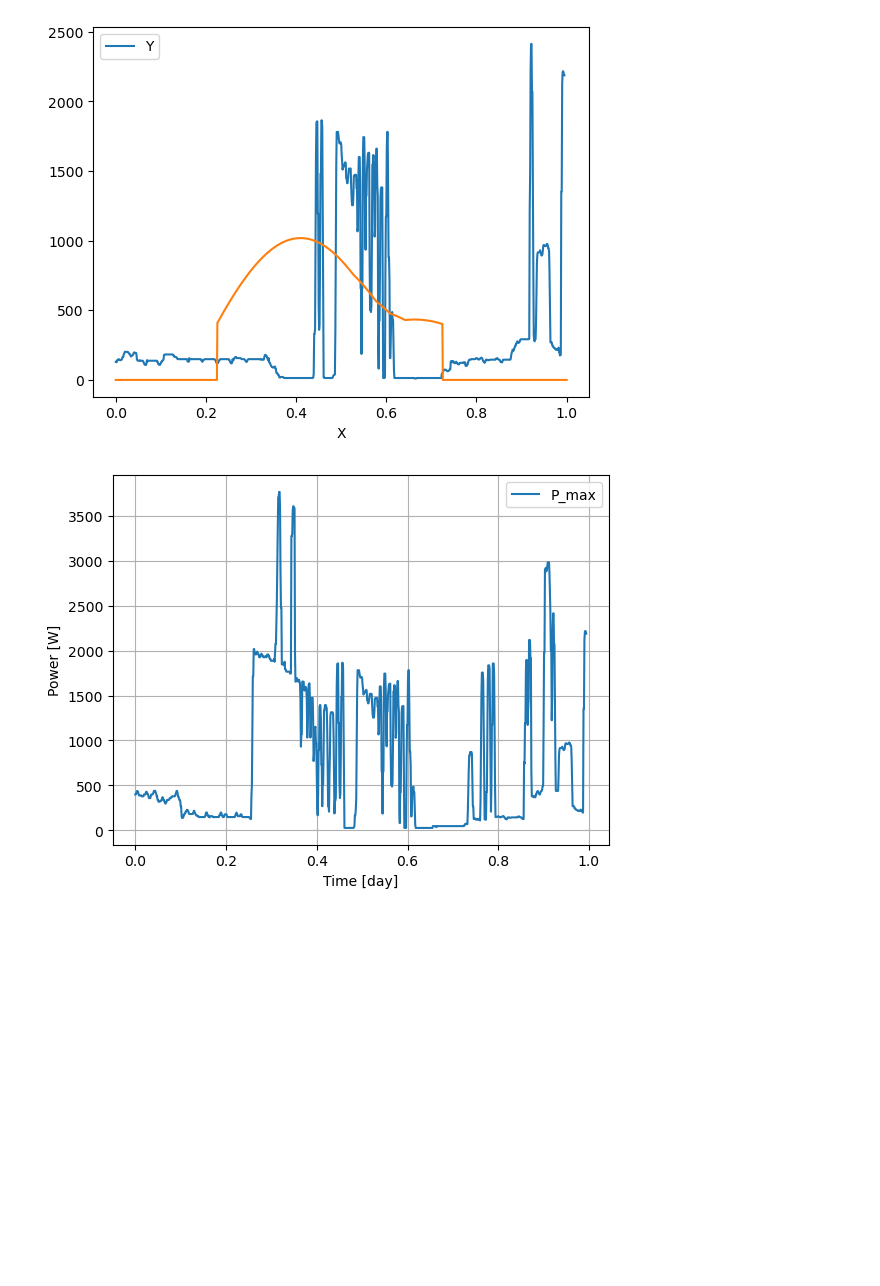
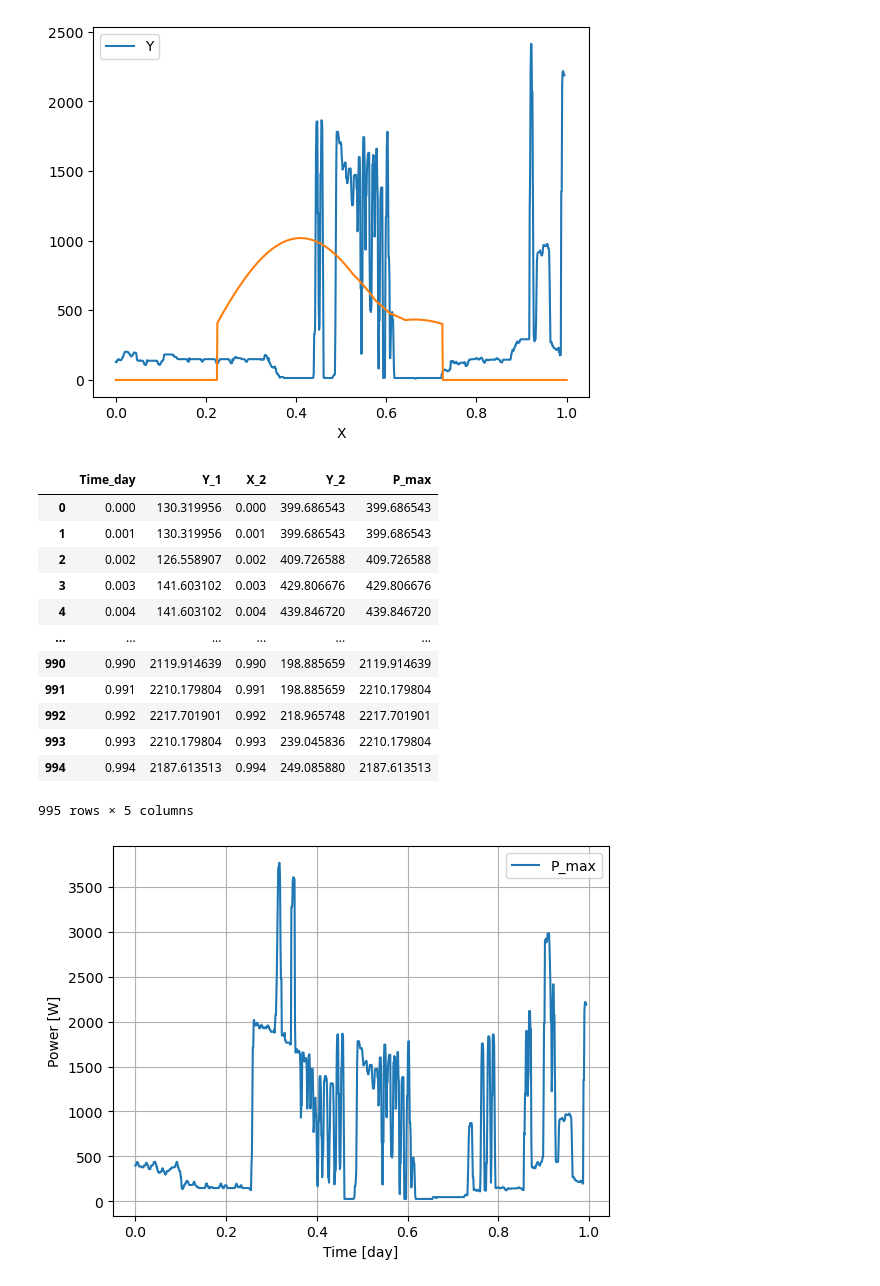
Before and after one commit to LMerbecks/PV-Power-Matching, a Jupyter notebook: src/helper_notebook.ipynb, the cells around one changed output. Drawn from its saved outputs; the diff is of its cells as text; code cells hidden in the pictures; blank space fills up the shorter version.

Commit message:
Updated power demand char

```diff
--- a/src/helper_notebook.ipynb
+++ b/src/helper_notebook.ipynb
@@ -164,4 +164,20 @@ power_demand = pd.concat([power_demand_1.add_suffix('_1'), power_demand_2.add_su
 # %%
 power_demand.dropna(inplace=True)
 power_demand['P_max'] = power_demand.loc[:,['Y_1', 'Y_2']].max(axis=1)
+power_demand = power_demand.rename(columns={'X_1': 'Time_day'})
+power_demand
+# %% [output]
+|  | Time_day | Y_1 | X_2 | Y_2 | P_max |
+| 0 | 0.000 | 130.319956 | 0.000 | 399.686543 | 399.686543 |
+| 1 | 0.001 | 130.319956 | 0.001 | 399.686543 | 399.686543 |
+| 2 | 0.002 | 126.558907 | 0.002 | 409.726588 | 409.726588 |
+| 3 | 0.003 | 141.603102 | 0.003 | 429.806676 | 429.806676 |
+| 4 | 0.004 | 141.603102 | 0.004 | 439.846720 | 439.846720 |
+| ... | ... | ... | ... | ... | ... |
+| 990 | 0.990 | 2119.914639 | 0.990 | 198.885659 | 2119.914639 |
+| 991 | 0.991 | 2210.179804 | 0.991 | 198.885659 | 2210.179804 |
+| 992 | 0.992 | 2217.701901 | 0.992 | 218.965748 | 2217.701901 |
+| 993 | 0.993 | 2210.179804 | 0.993 | 239.045836 | 2210.179804 |
+| 994 | 0.994 | 2187.613513 | 0.994 | 249.085880 | 2187.613513 |
+995 rows × 5 columns
 # %%
```
Also changed, not shown: parts of 2 cells of this notebook, 1 other file.
